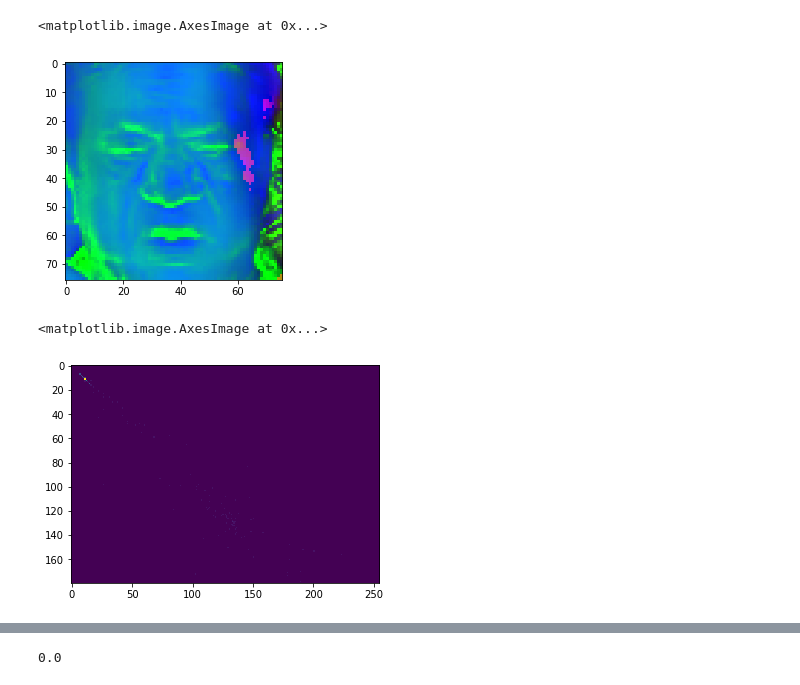
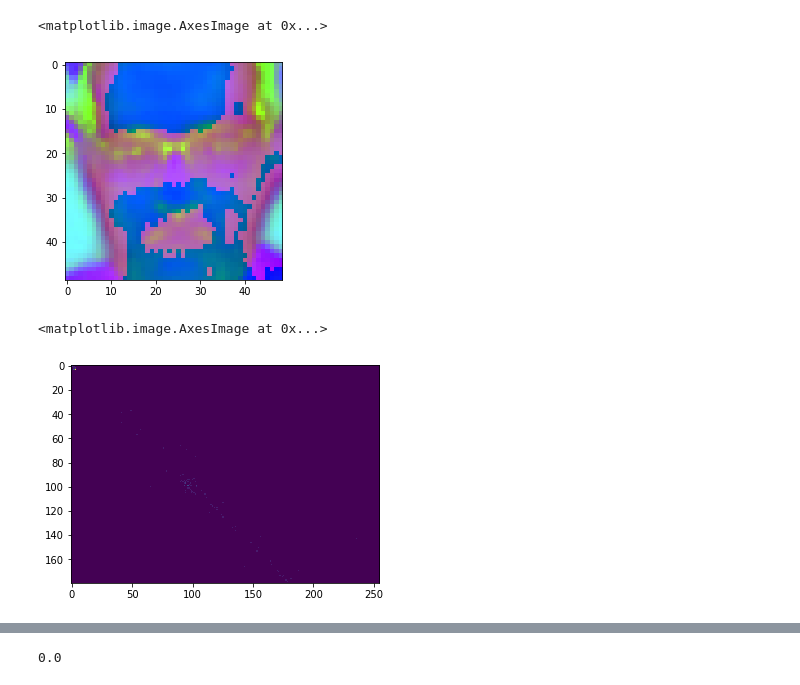
Before and after one commit to s-arpit007/BTP, a Jupyter notebook: Bhattacharyya_Coeff..ipynb, the cells around one changed output, grey strips where cells are left out. Cells and saved outputs as stored; diff of their text form; code cells hidden in the pictures.

```diff
--- a/Bhattacharyya_Coeff..ipynb
+++ b/Bhattacharyya_Coeff..ipynb
@@ -20,17 +20,17 @@ plt.imshow(hist)
 # %%
-img2 = cv2.imread('faces/arnab1.jpg')
+img2 = cv2.imread('faces/test12.jpg')
 img2 = cv2.cvtColor(img2, cv2.COLOR_BGR2HSV)
 plt.imshow(img2)
 # %% [output]
 <matplotlib.image.AxesImage at 0x...>
-[figure, old version]
+[figure, new version]
 # %%
-hist2 = cv2.calcHist(img2, [0, 1], None, [180, 255], [0, 180, 0, 250])
+hist2 = cv2.calcHist(img2, [0, 1], None, [180, 255], [0, 180, 0, 255])
 cv2.normalize(hist2, hist2, 0, 255, cv2.NORM_MINMAX)
 plt.imshow(hist2)
 # %% [output]
 <matplotlib.image.AxesImage at 0x...>
-[figure, old version]
+[figure, new version]
 # %%
 cv2.compareHist(hist, hist2, cv2.HISTCMP_BHATTACHARYYA)
 # %% [output]
```
Also changed, not shown: parts of 8 cells of this notebook, 2 other files.
